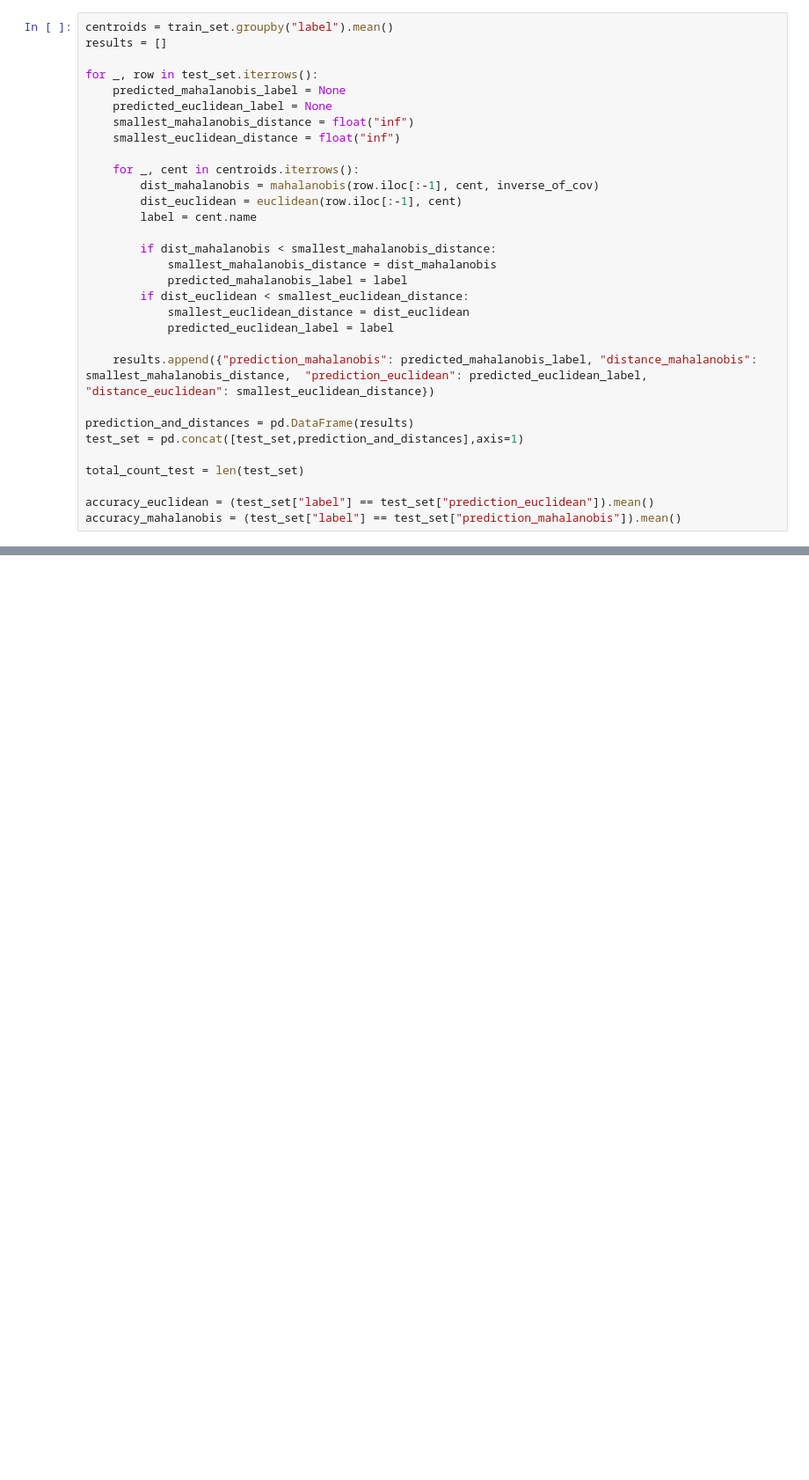
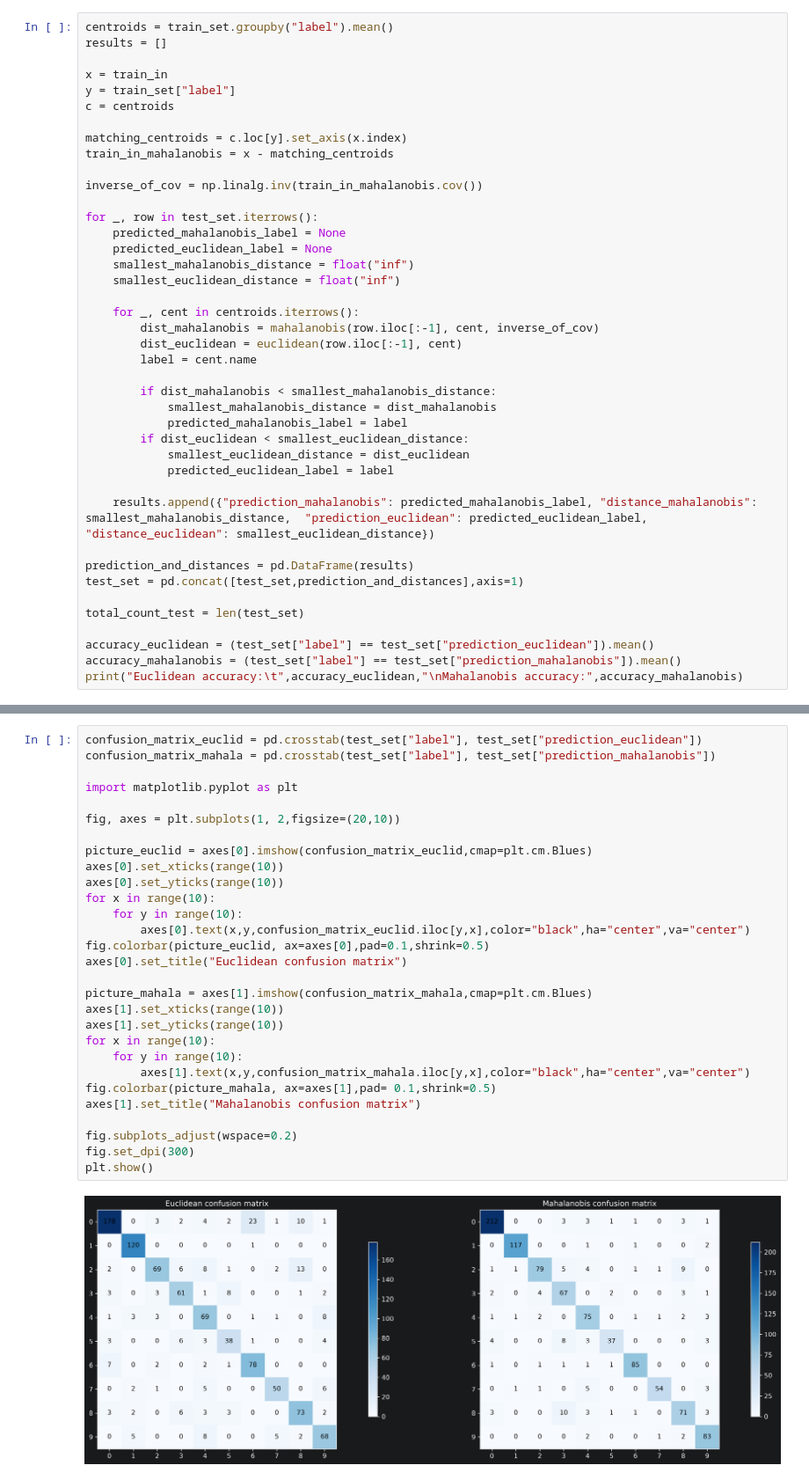
Before and after one commit to XerXes79/IDL-2026, a Jupyter notebook: sample.ipynb, the cells around one changed output, grey strips where cells are left out. Shown at 88% size. Cells and saved outputs as stored; diff of their text form; blank space fills up the shorter version.

```diff
--- a/sample.ipynb
+++ b/sample.ipynb
@@ -17,6 +17,15 @@ inverse_of_cov = np.linalg.inv(train_in.cov())
 # %%
 centroids = train_set.groupby("label").mean()
 results = []
+
+x = train_in
+y = train_set["label"]
+c = centroids
+
+matching_centroids = c.loc[y].set_axis(x.index)
+train_in_mahalanobis = x - matching_centroids
+
+inverse_of_cov = np.linalg.inv(train_in_mahalanobis.cov())
 
 for _, row in test_set.iterrows():
     predicted_mahalanobis_label = None
@@ -45,3 +54,4 @@ total_count_test = len(test_set)
 
 accuracy_euclidean = (test_set["label"] == test_set["prediction_euclidean"]).mean()
 accuracy_mahalanobis = (test_set["label"] == test_set["prediction_mahalanobis"]).mean()
+print("Euclidean accuracy:\t",accuracy_euclidean,"\nMahalanobis accuracy:",accuracy_mahalanobis)
@@ -50,0 +95,31 @@ accuracy_mahalanobis = (test_set["label"] == test_set["prediction_mahalanobis"])
+# %%
+confusion_matrix_euclid = pd.crosstab(test_set["label"], test_set["prediction_euclidean"])
+confusion_matrix_mahala = pd.crosstab(test_set["label"], test_set["prediction_mahalanobis"])
+
+import matplotlib.pyplot as plt
+
+fig, axes = plt.subplots(1, 2,figsize=(20,10))
+
+picture_euclid = axes[0].imshow(confusion_matrix_euclid,cmap=plt.cm.Blues)
+axes[0].set_xticks(range(10))
+axes[0].set_yticks(range(10))
+for x in range(10):
+    for y in range(10):
+        axes[0].text(x,y,confusion_matrix_euclid.iloc[y,x],color="black",ha="center",va="center")
+fig.colorbar(picture_euclid, ax=axes[0],pad=0.1,shrink=0.5)
+axes[0].set_title("Euclidean confusion matrix")
+
+picture_mahala = axes[1].imshow(confusion_matrix_mahala,cmap=plt.cm.Blues)
+axes[1].set_xticks(range(10))
+axes[1].set_yticks(range(10))
+for x in range(10):
+    for y in range(10):
+        axes[1].text(x,y,confusion_matrix_mahala.iloc[y,x],color="black",ha="center",va="center")
+fig.colorbar(picture_mahala, ax=axes[1],pad= 0.1,shrink=0.5)
+axes[1].set_title("Mahalanobis confusion matrix")
+
+fig.subplots_adjust(wspace=0.2)
+fig.set_dpi(300)
+plt.show()
+# %% [output]
+[figure, added]
```
Also changed, not shown: parts of 4 cells of this notebook.
